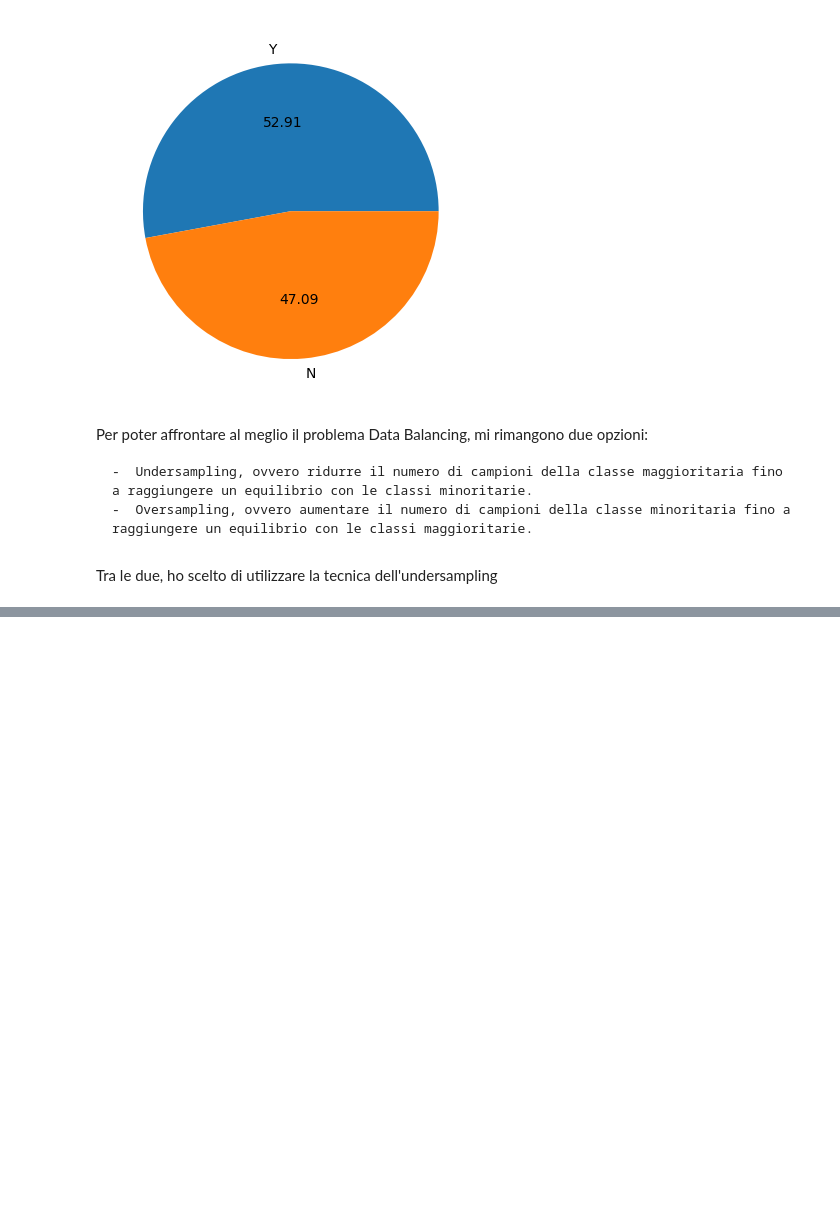
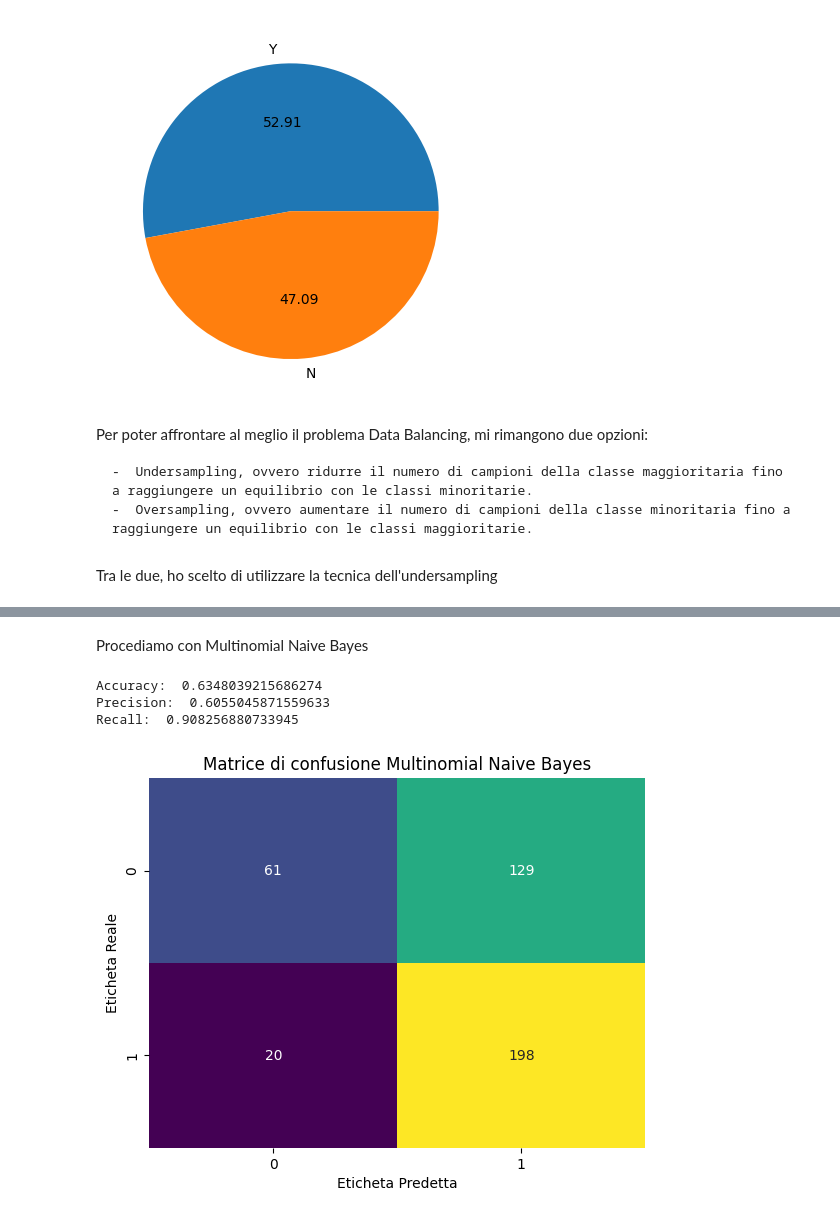
Before and after one commit to bafiuss/Sapore-DiVino, a Jupyter notebook: Sapore_DiVino-CODICE.ipynb, the cells around one changed output, grey strips where cells are left out. Cells and saved outputs as stored; diff of their text form; code cells hidden in the pictures; blank space fills up the shorter version.

```diff
--- a/Sapore_DiVino-CODICE.ipynb
+++ b/Sapore_DiVino-CODICE.ipynb
@@ -271,0 +290,25 @@ Index([   0,    1,    2,    5,    6,    9,   10,   12,   13,   14,
+# %% [markdown]
+Procediamo con Multinomial Naive Bayes
+# %%
+mnb.fit(X_train,Y_train.values.ravel()) #training
+y_pred_2 = mnb.predict(X_test) #testing
+
+accuracyMNB = accuracy_score(Y_test,y_pred_2)
+precisionMNB = precision_score(Y_test,y_pred_2)
+recallMNB = recall_score(Y_test,y_pred_2)
+print('Accuracy: ' , accuracyMNB)
+print('Precision: ' , precisionMNB)
+print('Recall: ' , recallMNB)
+
+labels=['0', '1']
+confusion_matrix_result = confusion_matrix(Y_test,y_pred_2)
+sns.heatmap(confusion_matrix_result, annot=True, fmt='d', cmap='viridis', xticklabels=labels, yticklabels=labels,cbar=False)
+plt.title('Matrice di confusione Multinomial Naive Bayes')
+plt.xlabel('Eticheta Predetta')
+plt.ylabel('Eticheta Reale')
+plt.show()
+# %% [output]
+Accuracy:  0.6348039215686274
+Precision:  0.6055045871559633
+Recall:  0.908256880733945
+[figure, added]
```
Also changed, not shown: parts of 17 cells of this notebook.
